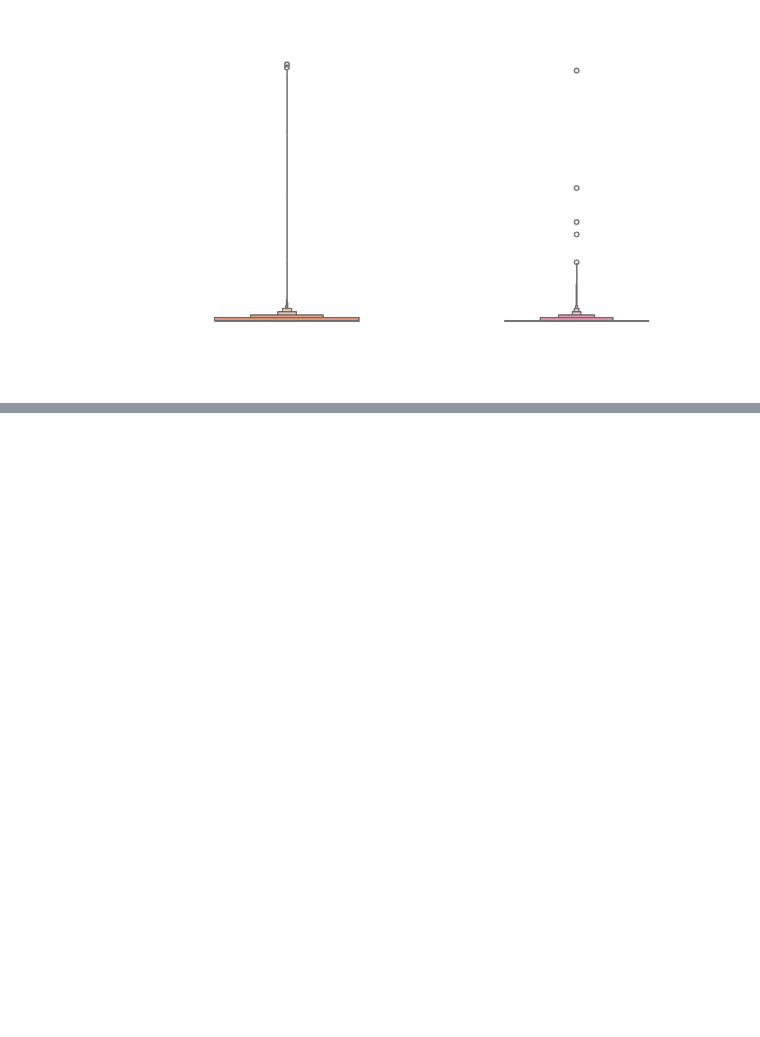
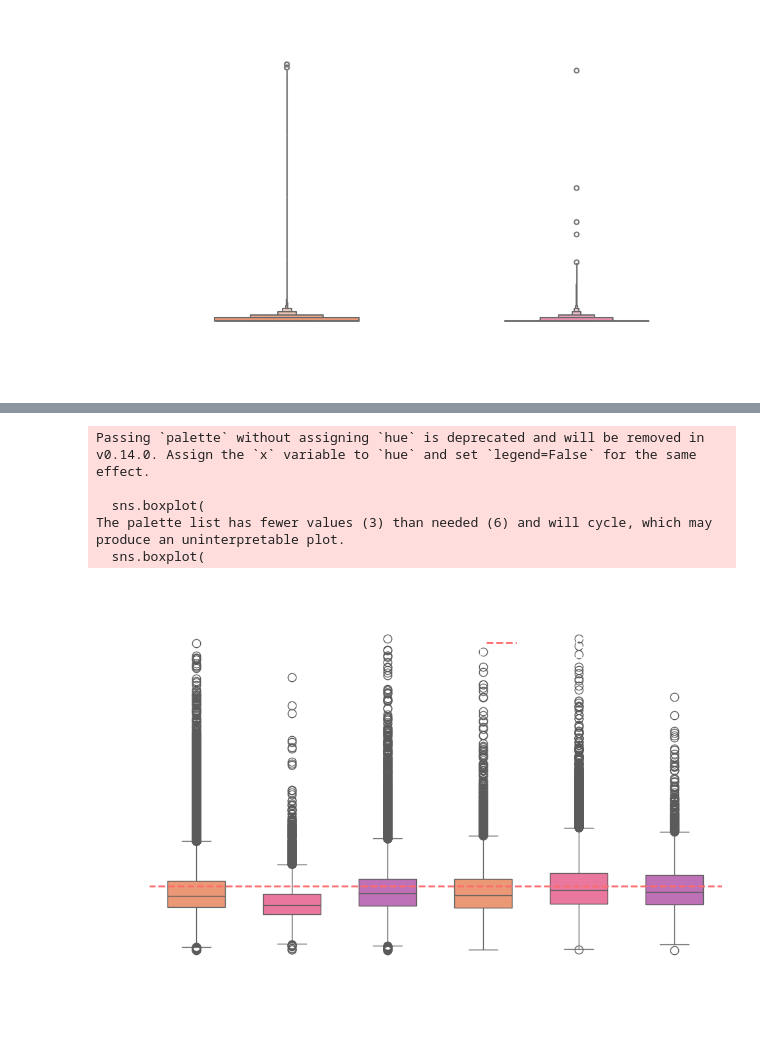
Before and after one commit to yukienjoyer7/Diabetes-Early-Diagnosis-BRFSS-2024, a Jupyter notebook: EDA_Demographics_Dion.ipynb, the cells around one changed output, grey strips where cells are left out. Saved outputs shown, nothing was run; the diff lists cells and outputs as text; code cells hidden in the pictures; blank space fills up the shorter version.

```diff
--- a/EDA_Demographics_Dion.ipynb
+++ b/EDA_Demographics_Dion.ipynb
@@ -795,0 +865,38 @@ Passing `palette` without assigning `hue` is deprecated and will be removed in v
+# %%
+df_race_bmi = df_eda[df_eda['_IMPRACE'].isin(target_races)].copy()
+
+fig, ax = plt.subplots(figsize=(10, 7))
+
+sns.boxplot(
+    data=df_race_bmi,
+    x='_IMPRACE',
+    y='_BMI5',
+    order=target_races,
+    palette=neon_colors[:3],
+    width=0.6,
+    ax=ax
+)
+
+plt.axhline(y=30, color='#FF6B6B', linestyle='--', linewidth=2, label='Batas Obesitas (BMI 30)')
+
+plt.title('Perbandingan BMI pada Kelompok Ras Berisiko Tinggi',
+          fontsize=16, weight='bold', color='#FFFFFF', pad=25)
+plt.xlabel('Kelompok Ras', fontsize=12, weight='bold', color='#FFFFFF', labelpad=15)
+plt.ylabel('Body Mass Index (BMI)', fontsize=12, weight='bold', color='#FFFFFF')
+
+
+plt.legend(facecolor='none', edgecolor='#FFFFFF', labelcolor='#FFFFFF')
+
+ax.grid(True, axis='y', color='#FFFFFF', alpha=0.1, linestyle='--')
+
+
+plt.tight_layout()
+plt.savefig('./outputs/deepdive/deepdive_race_bmi_boxen_ppt.png', transparent=True, dpi=300, bbox_inches='tight')
+plt.show()
+# %% [output]
+Passing `palette` without assigning `hue` is deprecated and will be removed in v0.14.0. Assign the `x` variable to `hue` and set `legend=False` for the same effect.
+
+  sns.boxplot(
+The palette list has fewer values (3) than needed (6) and will cycle, which may produce an uninterpretable plot.
+  sns.boxplot(
+[figure, added]
```
Also changed, not shown: parts of 11 cells of this notebook, 6 other files.
